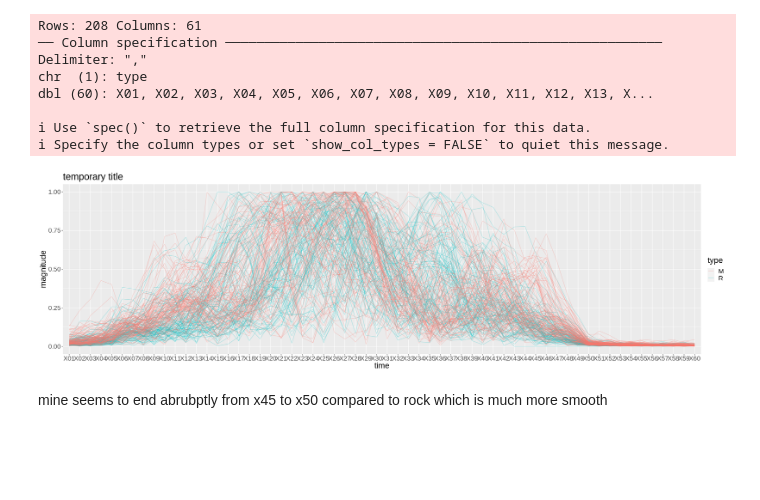
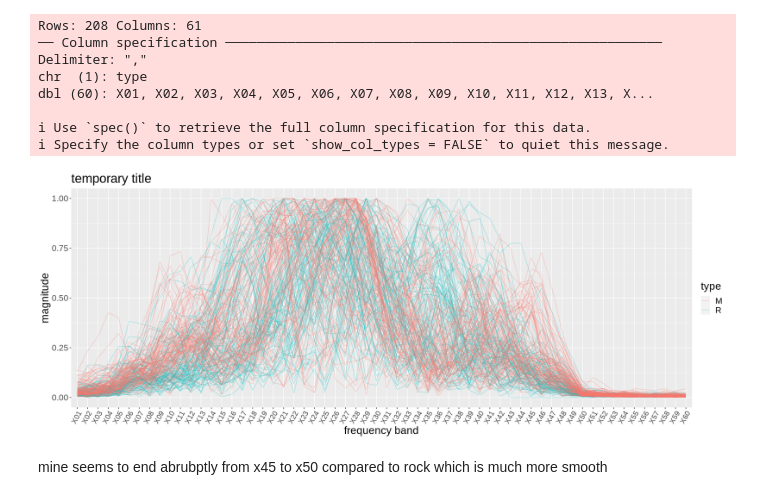
Before and after one commit to Anmol-Ghadia/dsci-100-2022w1-group-44, a Jupyter notebook: Project_report.ipynb, the cells around one changed output. Drawn from its saved outputs; the diff is of its cells as text; code cells hidden in the pictures; blank space fills up the shorter version.

```diff
--- a/Project_report.ipynb
+++ b/Project_report.ipynb
@@ -44,15 +62,16 @@ dbl (60): X01, X02, X03, X04, X05, X06, X07, X08, X09, X10, X11, X12, X13, X...
 ℹ Use `spec()` to retrieve the full column specification for this data.
 ℹ Specify the column types or set `show_col_types = FALSE` to quiet this message.
 # %%
-options(repr.plot.width=24,repr.plot.height=7)
+options(repr.plot.width=18,repr.plot.height=7)
 ex <- ggplot(sonar_data_long, aes(x = time, y = magnitude)) +
         geom_line(aes(color = type, group = obs), alpha=0.3) +
-        theme(text=element_text(size=20)) +
-        labs(x="time") +
+        theme(text=element_text(size=20),
+              axis.text.x = element_text(angle = 60, vjust = 1, hjust=1, size = 14)) +
+        labs(x="frequency band") +
         ggtitle("temporary title")
 ex
 # %% [output]
-[figure, old version]
+[figure, new version]
 # %% [markdown]
 mine seems to end abrubptly from x45 to x50 compared to rock which is much more smooth
 # %%
```
Also changed, not shown: parts of 6 cells of this notebook.
